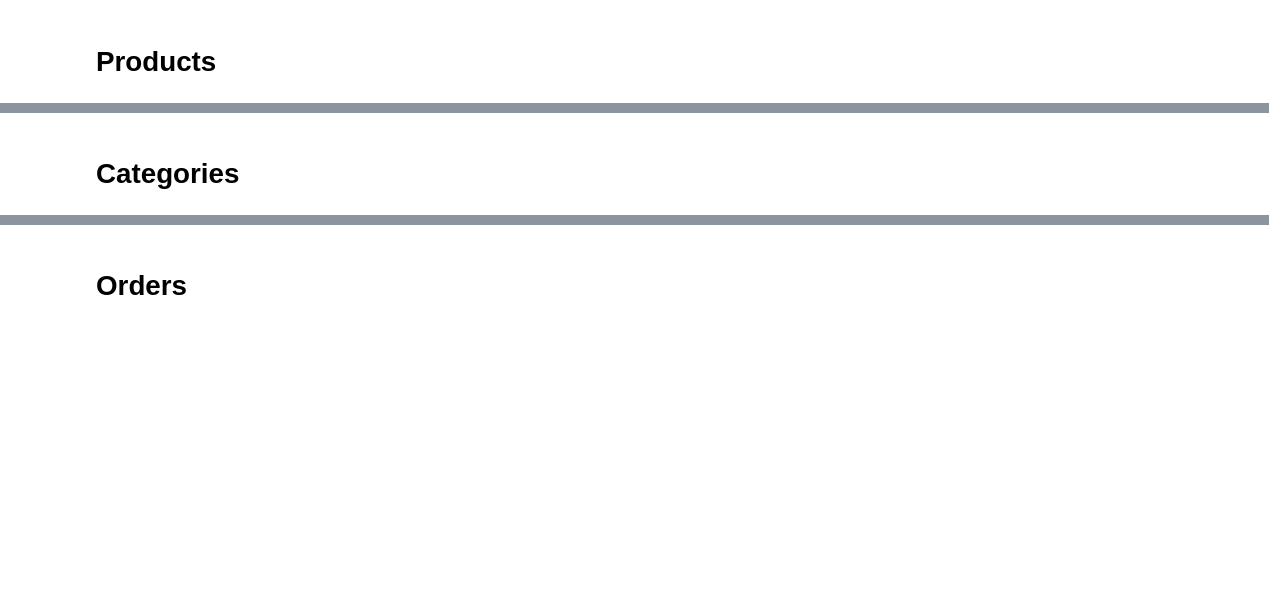
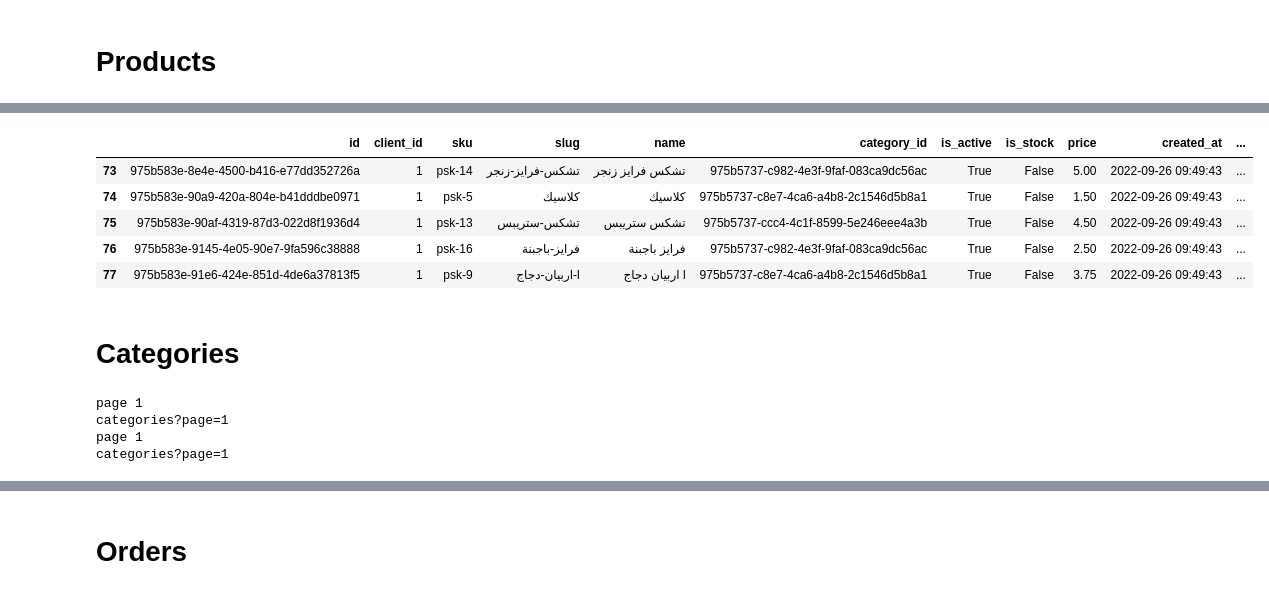
Before and after one commit to OmarHory/POS_CHATBOT_TEXT_TO_SQL, a Jupyter notebook: data_notebooks/orders/prepare_data.ipynb, the cells around one changed output, grey strips where cells are left out. Drawn from its saved outputs; the diff is of its cells as text; code cells hidden in the pictures; blank space fills up the shorter version.

```diff
--- a/data_notebooks/orders/prepare_data.ipynb
+++ b/data_notebooks/orders/prepare_data.ipynb
@@ -101,4 +69,2 @@ df_products = df_products[['product_id', 'product_sku', 'name', 'category_name',
-# %%
-df_products = df_products.rename(columns={'name': 'product_name'})
 # %%
 df_products.head()
@@ -106,0 +78,12 @@ df_products.product_name.unique()
+# %%
+category_name_col = os.getenv('category_name_col')
+
+df_products['category_name'] = df_products['category'].apply(lambda x: x[category_name_col])
+df_products = df_products[~df_products.category_name.isna()]
+df_products['category_name'] = df_products['category_name'].apply(lambda x: x.capitalize())
+
+df_products['category_id'] = df_products['category'].apply(lambda x: x['id'])
+df_products.rename(columns={'sku':"sku"}, inplace=True)
+df_products.drop('category', axis=1, inplace=True)
+# df_products = df_products[df_products.deleted_at.isna()]
+df_products.head()
@@ -107,9 +97,28 @@ df_products.product_name.unique()
+# %%
+df_products = df_products[['id', 'client_id', 'sku', 'slug', 'name', 'category_id', 'is_active', 'is_stock_product', 'price', 'created_at', 'updated_at', 'deleted_at']]
+# %%
+
+df_products = df_products.rename(columns={'is_stock_product':"is_stock"})
+# %%
+df_products.head()
+# %% [output]
+|  | id | client_id | sku | slug | name | category_id | is_active | is_stock | price | created_at | ... |
+| 73 | 975b583e-8e4e-4500-b416-e77dd352726a | 1 | psk-14 | تشكس-فرايز-زنجر | تشكس فرايز زنجر | 975b5737-c982-4e3f-9faf-083ca9dc56ac | True | False | 5.00 | 2022-09-26 09:49:43 | ... |
+| 74 | 975b583e-90a9-420a-804e-b41dddbe0971 | 1 | psk-5 | كلاسيك | كلاسيك | 975b5737-c8e7-4ca6-a4b8-2c1546d5b8a1 | True | False | 1.50 | 2022-09-26 09:49:43 | ... |
+| 75 | 975b583e-90af-4319-87d3-022d8f1936d4 | 1 | psk-13 | تشكس-ستريبس | تشكس ستريبس | 975b5737-ccc4-4c1f-8599-5e246eee4a3b | True | False | 4.50 | 2022-09-26 09:49:43 | ... |
+| 76 | 975b583e-9145-4e05-90e7-9fa596c38888 | 1 | psk-16 | فرايز-باجبنة | فرايز باجبنة | 975b5737-c982-4e3f-9faf-083ca9dc56ac | True | False | 2.50 | 2022-09-26 09:49:43 | ... |
+| 77 | 975b583e-91e6-424e-851d-4de6a37813f5 | 1 | psk-9 | اربيان-دجاج-l | اربيان دجاج l | 975b5737-c8e7-4ca6-a4b8-2c1546d5b8a1 | True | False | 3.75 | 2022-09-26 09:49:43 | ... |
 # %% [markdown]
 # Categories
 # %%
-last_page = call_foodics('categories', 1, return_last_page=True)
+last_page = call_foodics('categories', 1, client_id,token, return_last_page=True)
 
 
-list_responses = call_foodics('categories', last_page)
+list_responses = call_foodics('categories', last_page, client_id, token,)
+# %% [output]
+page 1
+categories?page=1
+page 1
+categories?page=1
 # %%
 df_categories = pd.DataFrame([item for sublist in list_responses for item in sublist])
```
Also changed, not shown: parts of 63 cells of this notebook, 10 other files.
